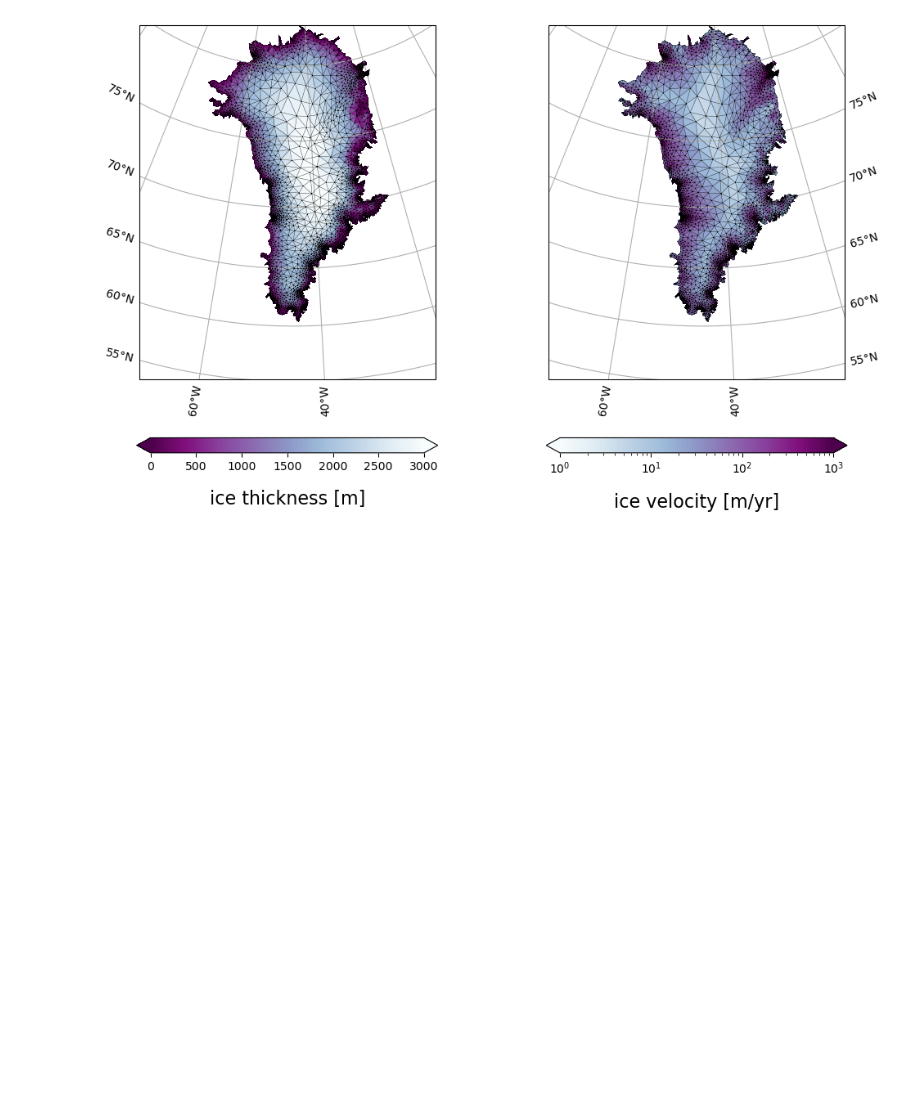
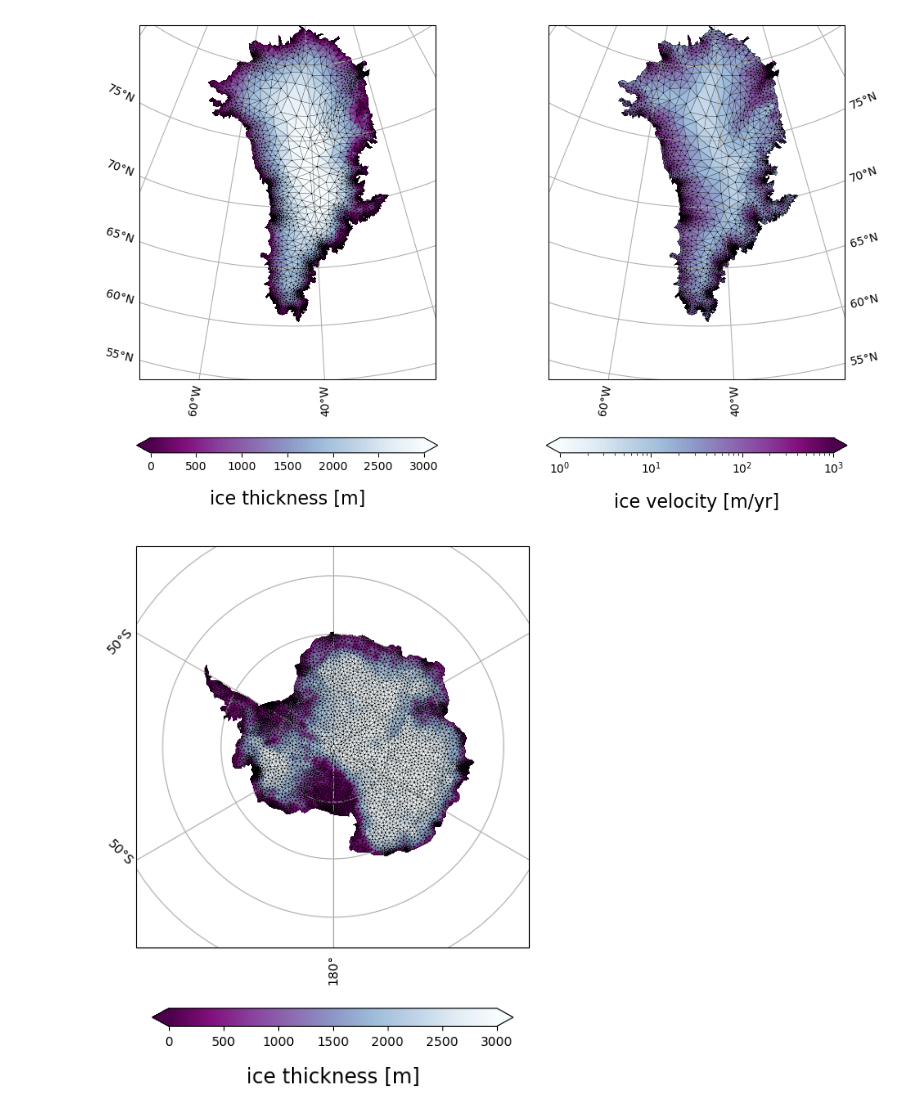
Before and after one commit to GEOS-ESM/ISSM, a Jupyter notebook: examples/GEOSInput/plotting.ipynb, the cells around one changed output. Cells and saved outputs as stored; diff of their text form; code cells hidden in the pictures; blank space fills up the shorter version.

```diff
--- a/examples/GEOSInput/plotting.ipynb
+++ b/examples/GEOSInput/plotting.ipynb
@@ -49,10 +49,3 @@ for rank in range(num_ranks):
     triangles[:,1] = element_conn2
     triangles[:,2] = element_conn3
     triang[rank] = Triangulation(lon,lat,triangles)
-# %%
-plt.figure(figsize=(8,6))
-for rank in range(num_ranks):
-    color = plt.cm.hsv(rank / num_ranks)
-    plt.triplot(triang[rank],color=color,linewidth=0.5)
-plt.show()
-plt.close()
@@ -175,3 +166,65 @@ plt.show()
 plt.close()
 # %% [output]
 [figure]
+# %%
+central = 0
+proj = ccrs.SouthPolarStereo(central_longitude=central)
+
+plt.close()
+
+
+fig, ax = plt.subplots(
+    1, 1, figsize=(8, 6),
+    subplot_kw={'projection': proj},
+    constrained_layout=True
+)
+# Focus on Antarctica
+ax.set_extent([-180, 180, -90, -55], crs=ccrs.PlateCarree())
+
+
+
+# Add gridlines
+gl = ax.gridlines(draw_labels=True,
+                  dms=True,
+                  x_inline=False,
+                  y_inline=False)
+gl.top_labels = False
+gl.right_labels = False
+for rank in range(num_ranks):
+    tri = triang[rank]
+
+    # Get triangle vertex longitudes
+    tri_lon = tri.x[tri.triangles]
+
+    # Detect triangles that cross seam
+    cross = np.ptp(tri_lon, axis=1) > 180
+
+    # Mask them
+    tri.set_mask(cross)
+    vals = np.ma.masked_invalid(ds[rank]["ice_thick"].values)
+
+    with np.errstate(invalid='ignore'):
+        ax.triplot(triang[rank],color='k',linewidth=0.25,transform=ccrs.PlateCarree(),zorder=100)
+        p1 = ax.tripcolor(triang[rank],vals,cmap='BuPu_r',vmin=0,vmax=3000,transform=ccrs.PlateCarree())
+
+    # duplicate triangles that cross the seam
+    if np.any(cross):
+        # get indices of seam-crossing triangles
+        idx = np.where(cross)[0]
+        tri_cross = Triangulation(tri.x.copy(), tri.y.copy(), tri.triangles[idx])
+        vals_cross = (vals.copy())[idx] # simple per-triangle value
+
+        # shift longitudes: negatives +360
+        tri_cross.x[tri_cross.x < 0] += 360
+
+        # plot the duplicated triangles
+        with np.errstate(invalid='ignore'):
+            ax.tripcolor(tri_cross, vals_cross, transform=ccrs.PlateCarree(), cmap='BuPu_r')
+            ax.triplot(tri_cross,color='k',linewidth=0.25,transform=ccrs.PlateCarree(),zorder=100)
+
+cbar = plt.colorbar(p1,extend='both',orientation='horizontal',shrink=0.5)
+cbar.set_label(r'ice thickness [m]',fontsize=16,labelpad=15)
+plt.show()
+plt.close()
+# %% [output]
+[figure, added]
```
Also changed, not shown: parts of 3 cells of this notebook, 2 other files.
